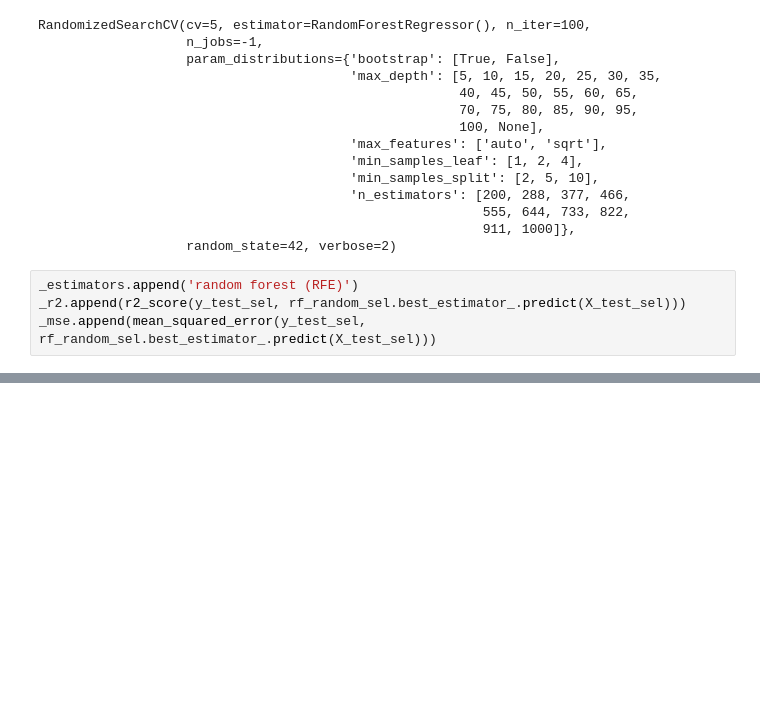
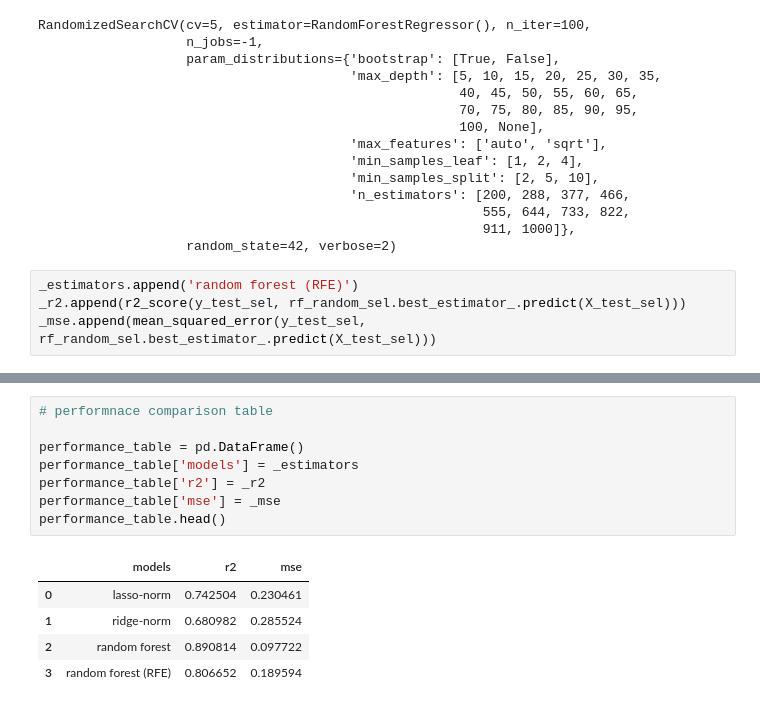
Before and after one commit to dreamdai/Coursera_Capstone, a Jupyter notebook: final_project.ipynb, the cells around one changed output, grey strips where cells are left out. Saved outputs shown, nothing was run; the diff lists cells and outputs as text; blank space fills up the shorter version.

```diff
--- a/final_project.ipynb
+++ b/final_project.ipynb
@@ -1654,0 +1671,14 @@ plt.savefig('model_performance.png')
+# %%
+# performnace comparison table
+
+performance_table = pd.DataFrame()
+performance_table['models'] = _estimators
+performance_table['r2'] = _r2
+performance_table['mse'] = _mse
+performance_table.head()
+# %% [output]
+|  | models | r2 | mse |
+| 0 | lasso-norm | 0.742504 | 0.230461 |
+| 1 | ridge-norm | 0.680982 | 0.285524 |
+| 2 | random forest | 0.890814 | 0.097722 |
+| 3 | random forest (RFE) | 0.806652 | 0.189594 |
```
Also changed, not shown: parts of 12 cells of this notebook.
